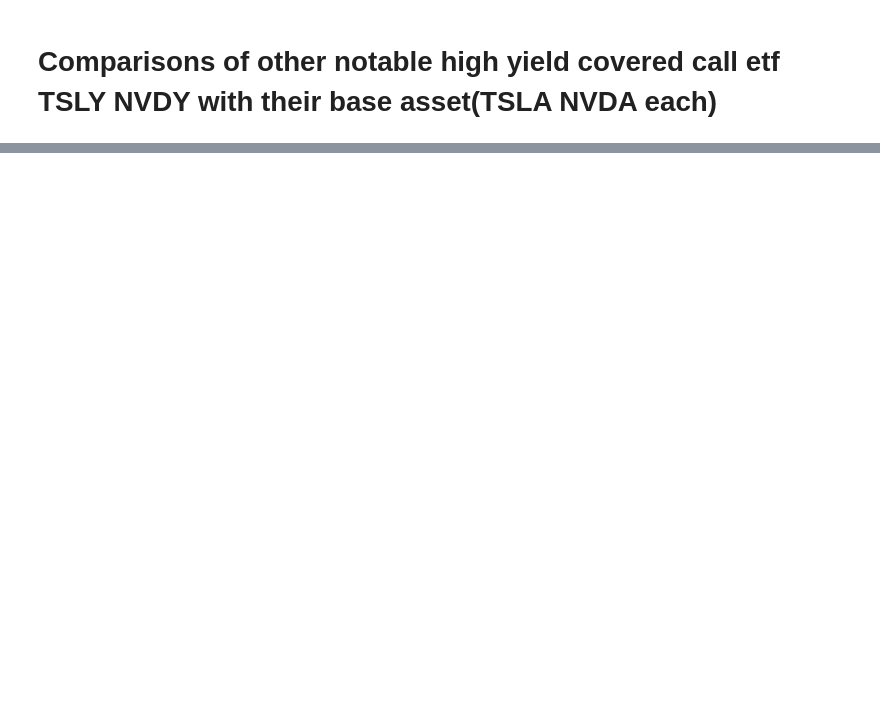
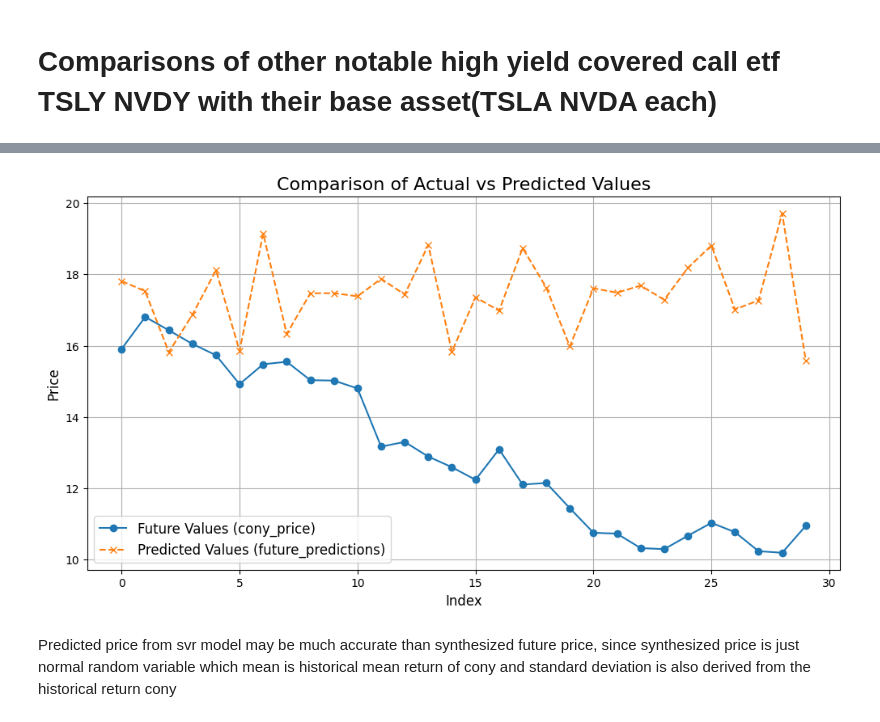
Before and after one commit to caxios/MLDS, a Jupyter notebook: About_CONY.ipynb, the cells around one changed output, grey strips where cells are left out. Saved outputs shown, nothing was run; the diff lists cells and outputs as text; code cells hidden in the pictures; blank space fills up the shorter version.

```diff
--- a/About_CONY.ipynb
+++ b/About_CONY.ipynb
@@ -220,0 +433,16 @@ df_nv_corr_mat
+# %%
+# Let's see how our model predicted for future data
+plt.figure(figsize=(12, 6))
+plt.plot(future_data['cony_price'], label="Future Values (cony_price)", linestyle='-', marker='o')
+plt.plot(future_predictions, label="Predicted Values (future_predictions)", linestyle='--', marker='x')
+
+plt.title("Comparison of Actual vs Predicted Values", fontsize=16)
+plt.xlabel("Index", fontsize=12)
+plt.ylabel("Price", fontsize=12)
+plt.legend(fontsize=12)
+plt.grid(True)
+plt.show()
+# %% [output]
+[figure, added]
+# %% [markdown]
+Predicted price from svr model may be much accurate than synthesized future price, since synthesized price is just normal random variable which mean is historical mean return of cony and standard deviation is also derived from the historical return cony
```
Also changed, not shown: parts of 23 cells of this notebook.
